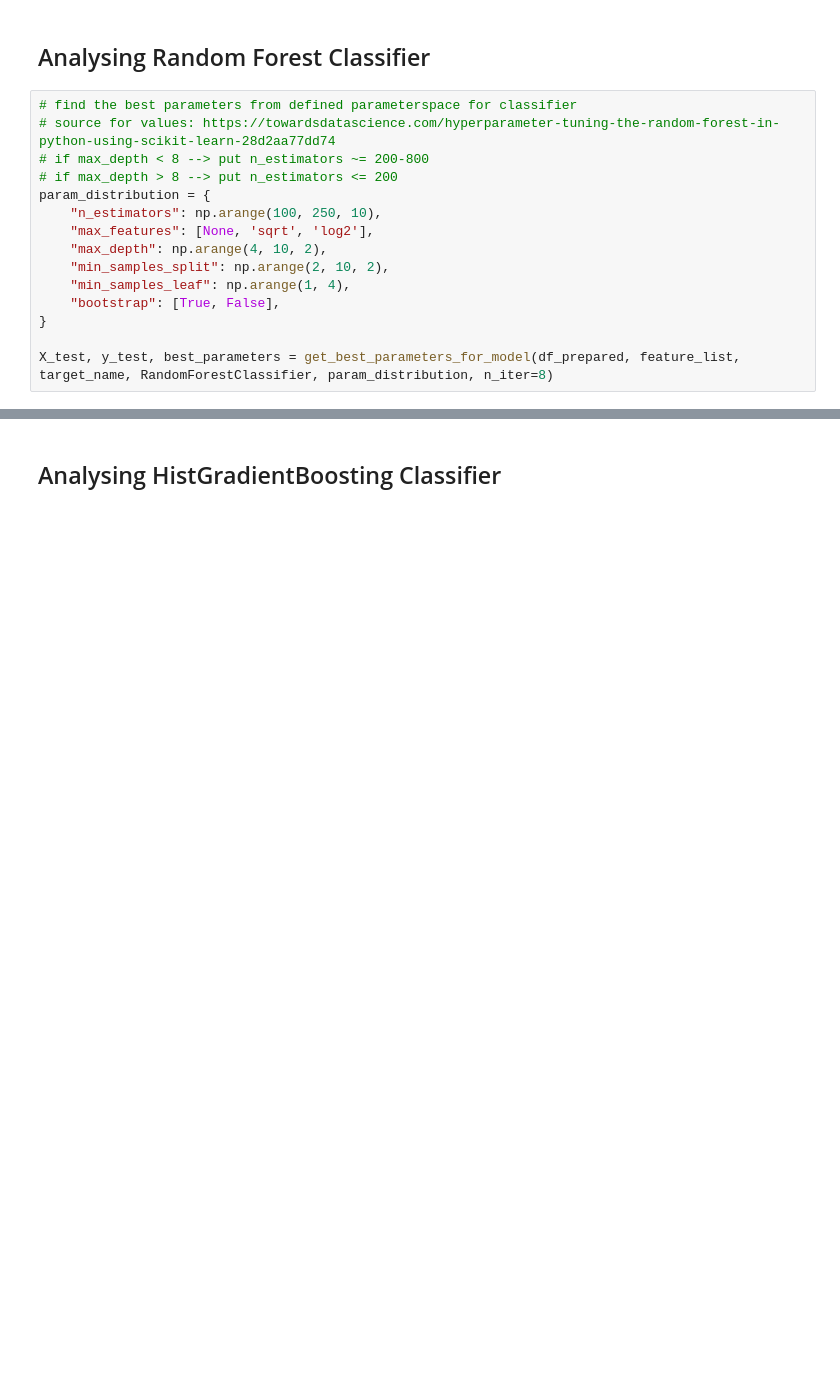
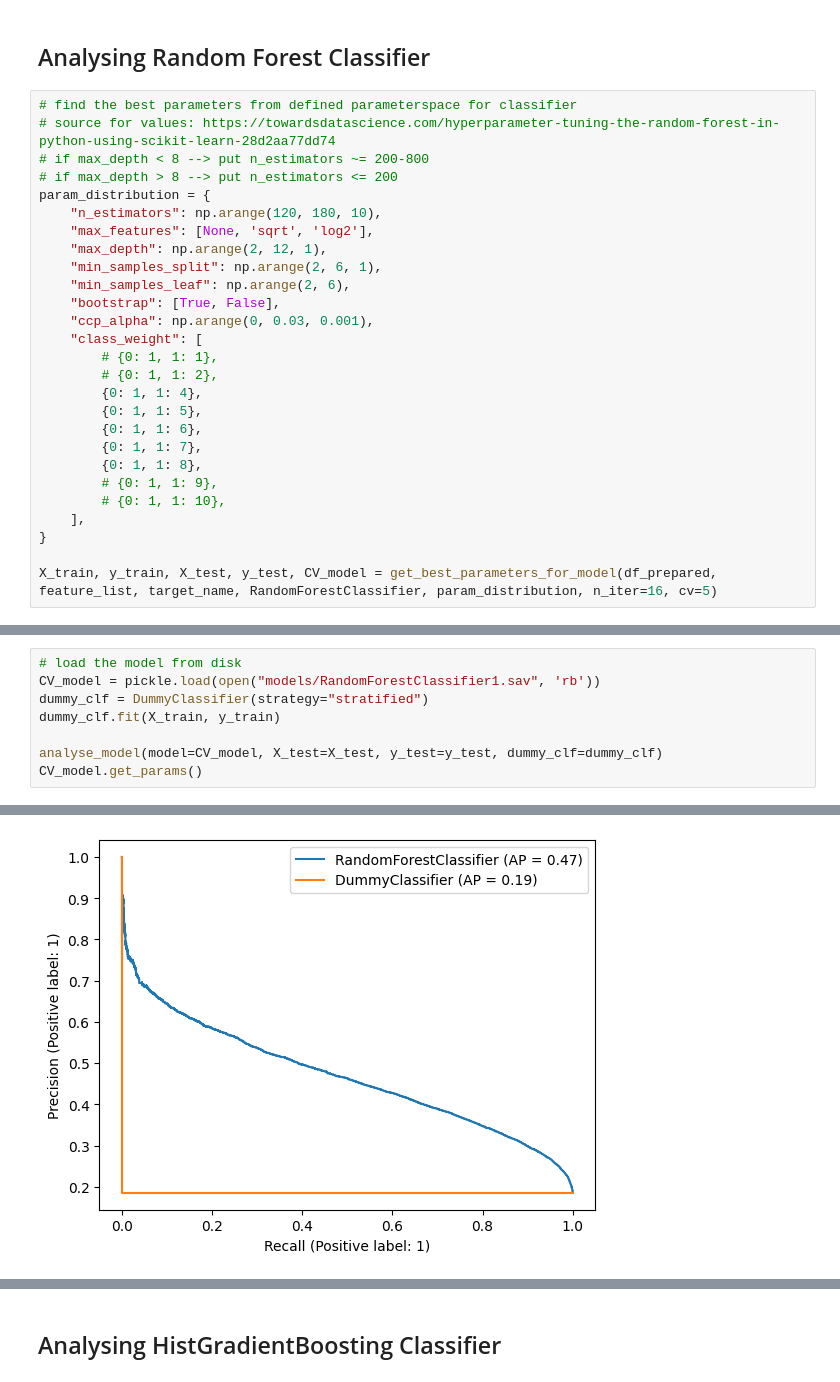
Before and after one commit to n-hundenborn/diabetes-forecasting, a Jupyter notebook: dev_model_training.ipynb, the cells around one changed output, grey strips where cells are left out. Saved outputs shown, nothing was run; the diff lists cells and outputs as text; blank space fills up the shorter version.

```diff
--- a/dev_model_training.ipynb
+++ b/dev_model_training.ipynb
@@ -436,13 +469,25 @@ F1.0-score: 47.719 %
 # if max_depth < 8 --> put n_estimators ~= 200-800
 # if max_depth > 8 --> put n_estimators <= 200
 param_distribution = {
-    "n_estimators": np.arange(100, 250, 10),
+    "n_estimators": np.arange(120, 180, 10),
     "max_features": [None, 'sqrt', 'log2'],
-    "max_depth": np.arange(4, 10, 2),
-    "min_samples_split": np.arange(2, 10, 2),
-    "min_samples_leaf": np.arange(1, 4),
+    "max_depth": np.arange(2, 12, 1),
+    "min_samples_split": np.arange(2, 6, 1),
+    "min_samples_leaf": np.arange(2, 6),
     "bootstrap": [True, False],
+    "ccp_alpha": np.arange(0, 0.03, 0.001),
+    "class_weight": [
+        # {0: 1, 1: 1},
+        # {0: 1, 1: 2},
+        {0: 1, 1: 4},
+        {0: 1, 1: 5},
+        {0: 1, 1: 6},
+        {0: 1, 1: 7},
+        {0: 1, 1: 8},
+        # {0: 1, 1: 9},
+        # {0: 1, 1: 10},
+    ],
 }
 
-X_test, y_test, best_parameters = get_best_parameters_for_model(df_prepared, feature_list, target_name, RandomForestClassifier, param_distribution, n_iter=8)
+X_train, y_train, X_test, y_test, CV_model = get_best_parameters_for_model(df_prepared, feature_list, target_name, RandomForestClassifier, param_distribution, n_iter=16, cv=5)
 # %% [output]
@@ -470,0 +496,9 @@ F1.0-score: 50.1805 %
+# %%
+# load the model from disk
+CV_model = pickle.load(open("models/RandomForestClassifier1.sav", 'rb'))
+dummy_clf = DummyClassifier(strategy="stratified")
+dummy_clf.fit(X_train, y_train)
+
+analyse_model(model=CV_model, X_test=X_test, y_test=y_test, dummy_clf=dummy_clf)
+CV_model.get_params()
+# %% [output]
@@ -470,0 +531 @@ F1.0-score: 50.1805 %
+[figure, added]
```
Also changed, not shown: parts of 9 cells of this notebook, 4 other files.
